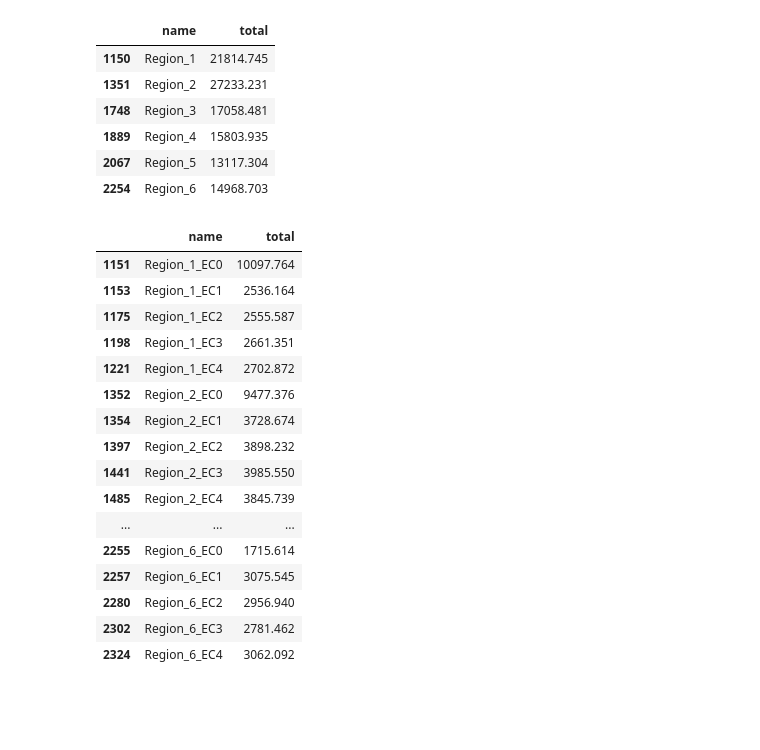
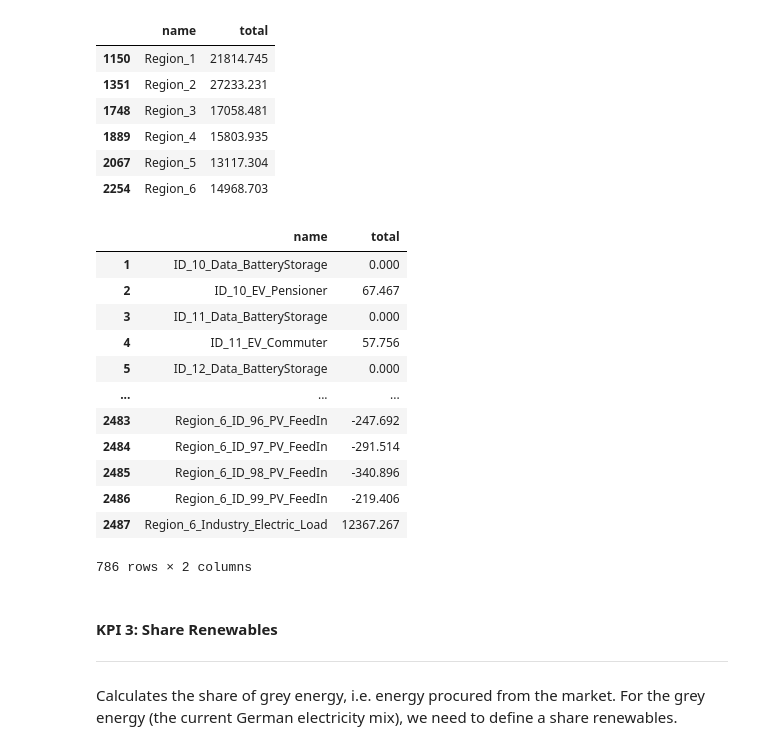
Before and after one commit to jochenmadler/fim_fit, a Jupyter notebook: GSy_KPI_calculation/01_processing/functions_test_v2.ipynb, the cells around one changed output. Drawn from its saved outputs; the diff is of its cells as text; code cells hidden in the pictures; blank space fills up the shorter version.

```diff
--- a/GSy_KPI_calculation/01_processing/functions_test_v2.ipynb
+++ b/GSy_KPI_calculation/01_processing/functions_test_v2.ipynb
@@ -86,22 +133,22 @@ d['region']
 | 2067 | Region_5 | 13117.304 |
 | 2254 | Region_6 | 14968.703 |
 # %%
-d['ec']
+d['asset']
 # %% [output]
 |  | name | total |
-| 1151 | Region_1_EC0 | 10097.764 |
-| 1153 | Region_1_EC1 | 2536.164 |
-| 1175 | Region_1_EC2 | 2555.587 |
-| 1198 | Region_1_EC3 | 2661.351 |
-| 1221 | Region_1_EC4 | 2702.872 |
-| 1352 | Region_2_EC0 | 9477.376 |
-| 1354 | Region_2_EC1 | 3728.674 |
-| 1397 | Region_2_EC2 | 3898.232 |
-| 1441 | Region_2_EC3 | 3985.550 |
-| 1485 | Region_2_EC4 | 3845.739 |
+| 1 | ID_10_Data_BatteryStorage | 0.000 |
+| 2 | ID_10_EV_Pensioner | 67.467 |
+| 3 | ID_11_Data_BatteryStorage | 0.000 |
+| 4 | ID_11_EV_Commuter | 57.756 |
+| 5 | ID_12_Data_BatteryStorage | 0.000 |
 | ... | ... | ... |
-| 2255 | Region_6_EC0 | 1715.614 |
-| 2257 | Region_6_EC1 | 3075.545 |
-| 2280 | Region_6_EC2 | 2956.940 |
-| 2302 | Region_6_EC3 | 2781.462 |
-| 2324 | Region_6_EC4 | 3062.092 |
+| 2483 | Region_6_ID_96_PV_FeedIn | -247.692 |
+| 2484 | Region_6_ID_97_PV_FeedIn | -291.514 |
+| 2485 | Region_6_ID_98_PV_FeedIn | -340.896 |
+| 2486 | Region_6_ID_99_PV_FeedIn | -219.406 |
+| 2487 | Region_6_Industry_Electric_Load | 12367.267 |
+786 rows × 2 columns
+# %% [markdown]
+#### KPI 3: Share Renewables
+---
+Calculates the share of grey energy, i.e. energy procured from the market. For the grey energy (the current German electricity mix), we need to define a share renewables.
```
Also changed, not shown: parts of 12 cells of this notebook, 1 other file.
